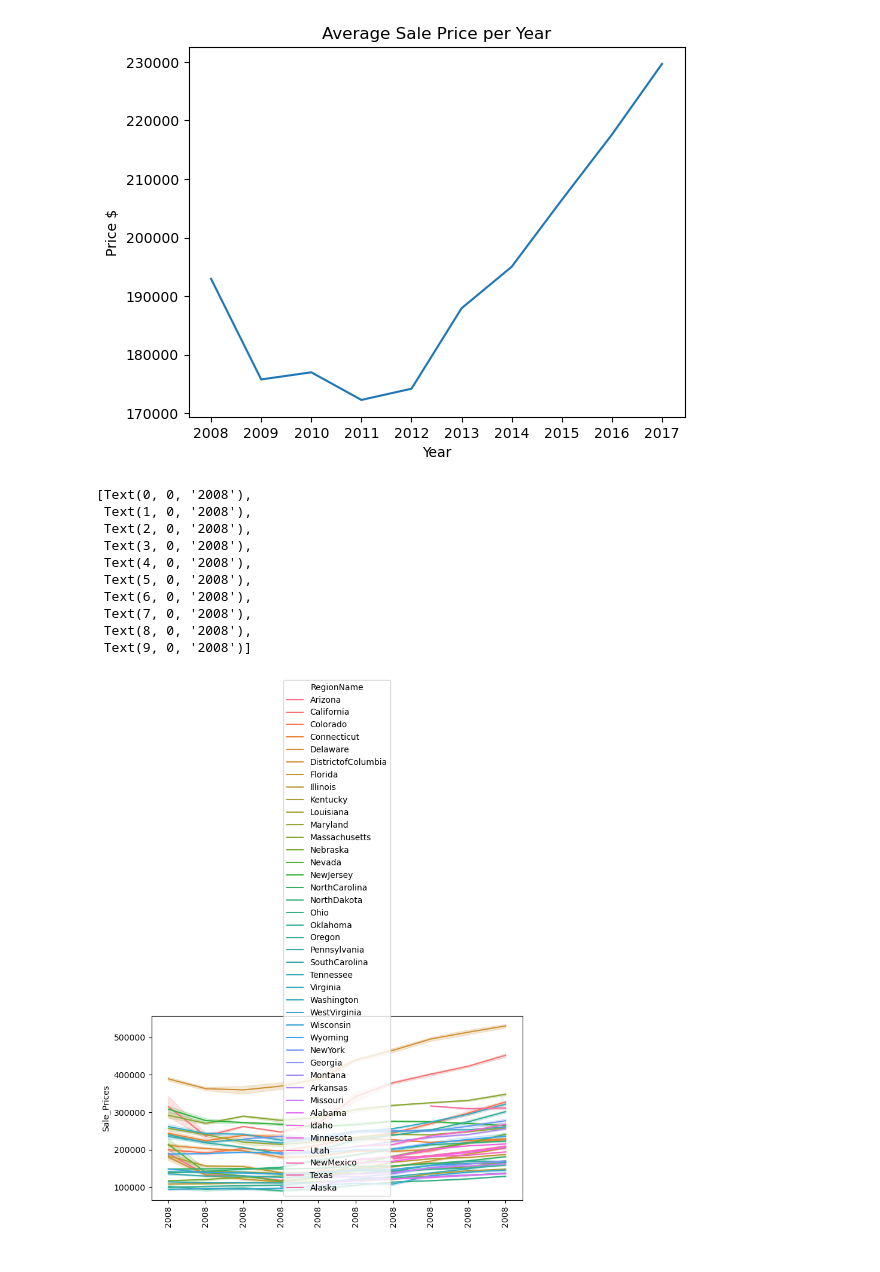
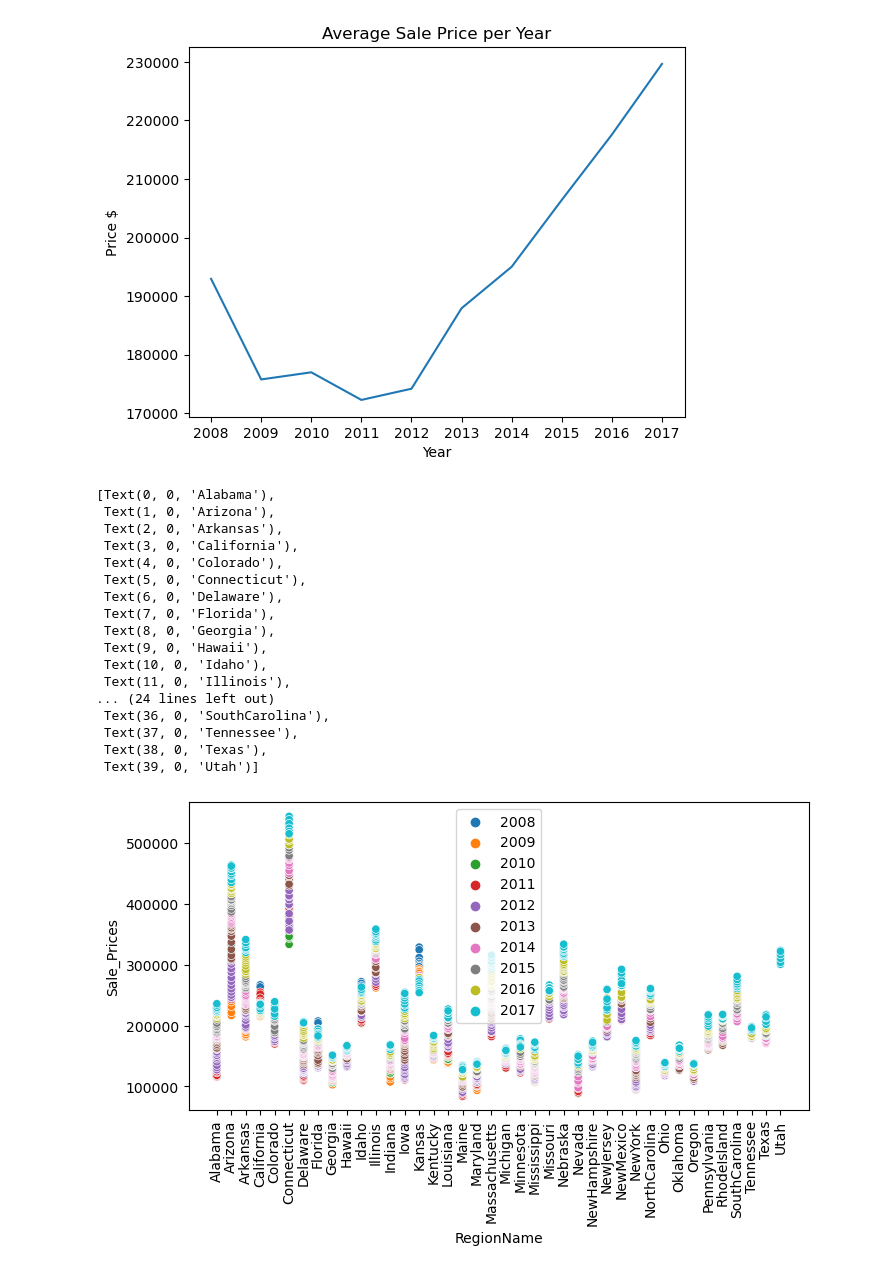
Before and after one commit to MikePlekan/Real-Estate-project, a Jupyter notebook: LookingAtData.ipynb, the cells around one changed output. Drawn from its saved outputs; the diff is of its cells as text; code cells hidden in the pictures.

```diff
--- a/LookingAtData.ipynb
+++ b/LookingAtData.ipynb
@@ -255,7 +255,7 @@ dfPctIncreasingValue = dfPctIncreasingValue.dropna(axis=0)
 for i in dfPctIncreasingValue['PctOfHomesIncreasingInValues_AllHomes']:
     pctIncreasingValue.append(i)
 
-for i in dfPctDecreasingValue['Date']:
+for i in dfPctIncreasingValue['Date']:
     years.append(i[:-6])
 
 
@@ -445,6 +447,7 @@ sb.lineplot(x=xlab, y=averageSalePrice)#, hue=months)
 <AxesSubplot:title={'center':'Average Sale Price per Year'}, xlabel='Year', ylabel='Price $'>
 [figure]
 # %%
+# Trying to track price changes per state with a scatter plot where x would be state, y is average sale price per year and the hue shows the year
 years = []
 salePriceState = []
 states = []
@@ -469,43 +472,50 @@ num = 0
 averageSale = []
 yearToCheck = int(years[0])
 stateToCheck = states[0]
 xlab = [str(yearToCheck)]
 #print(type(yearToCheck))
 
 for i in range(len(prices)):
     year = int(years[i])
     state = states[i]
 
     if (year == yearToCheck):
         if (state = stateToCheck):
             total = total + salePriceState[i]
             num += 1
 
     else:
         averageSale.append(total/num)
         yearToCheck += 1
         xlab.append(str(yearToCheck))
         total = 0
         num = 0
 
 averageSale.append(total/num)
 '''
 
 
 fig, ax = plt.subplots(figsize = (8,4))
 #plt.scatter(years, df['MedianListingPrice_SingleFamilyResidence'], marker="o", hue=years)
-#sb.scatterplot('RegionName', 'Sale_Prices', data=dfStatePrice, hue=years)
+sb.scatterplot('RegionName', 'Sale_Prices', data=dfStatePrice, hue=years)
 #sb.lineplot(data=dfStatePrice, x=years, y="Sale_Prices", hue='RegionName')
-ax.set_xticklabels(years,rotation = 90)
+ax.set_xticklabels(df['RegionName'],rotation = 90)
 # %% [output]
-[Text(0, 0, '2008'),
- Text(1, 0, '2008'),
- Text(2, 0, '2008'),
- Text(3, 0, '2008'),
- Text(4, 0, '2008'),
- Text(5, 0, '2008'),
- Text(6, 0, '2008'),
- Text(7, 0, '2008'),
- Text(8, 0, '2008'),
- Text(9, 0, '2008')]
+[Text(0, 0, 'Alabama'),
+ Text(1, 0, 'Arizona'),
+ Text(2, 0, 'Arkansas'),
+ Text(3, 0, 'California'),
+ Text(4, 0, 'Colorado'),
+ Text(5, 0, 'Connecticut'),
+ Text(6, 0, 'Delaware'),
+ Text(7, 0, 'Florida'),
+ Text(8, 0, 'Georgia'),
+ Text(9, 0, 'Hawaii'),
+ Text(10, 0, 'Idaho'),
+ Text(11, 0, 'Illinois'),
+... (24 lines left out)
+ Text(36, 0, 'SouthCarolina'),
+ Text(37, 0, 'Tennessee'),
+ Text(38, 0, 'Texas'),
+ Text(39, 0, 'Utah')]
-[figure, old version]
+[figure, new version]
```
Also changed, not shown: parts of 2 cells of this notebook.
